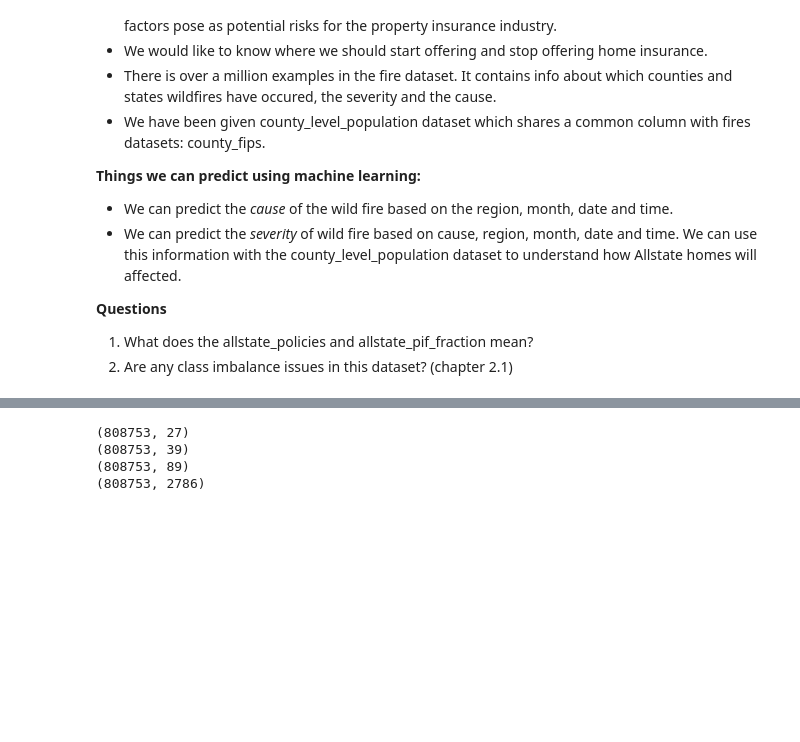
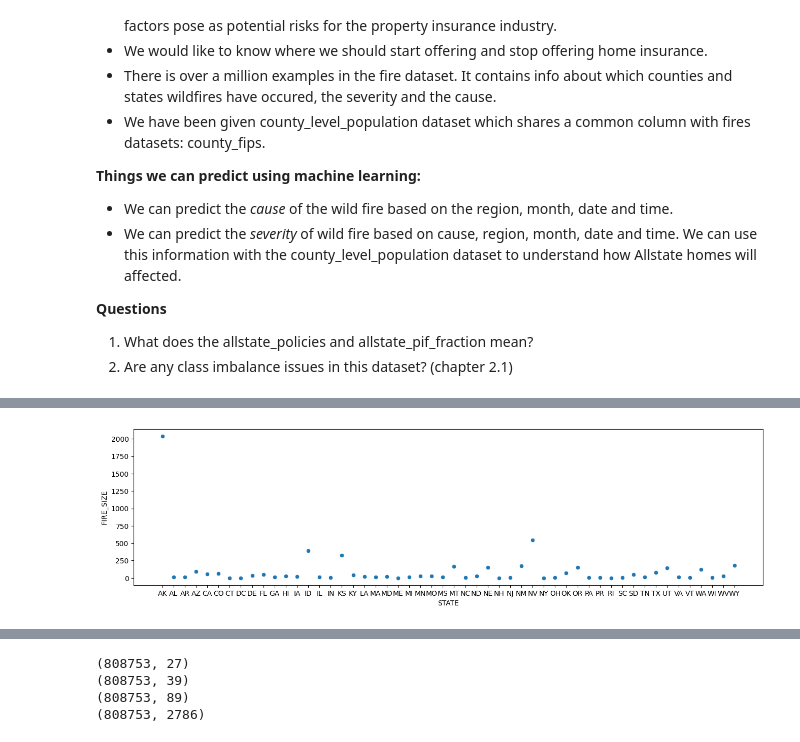
Before and after one commit to nandinijirobe/Allstate_AIStudio_Project, a Jupyter notebook: Allstate_AI_Studio_Project.ipynb, the cells around one changed output, grey strips where cells are left out. Cells and saved outputs as stored; diff of their text form; code cells hidden in the pictures; blank space fills up the shorter version.

```diff
--- a/Allstate_AI_Studio_Project.ipynb
+++ b/Allstate_AI_Studio_Project.ipynb
@@ -343,0 +358,6 @@ sampled_df.head(10)
+# %%
+plt.figure(figsize=(16,4))
+sns.scatterplot(data = sampled_df.groupby(['STATE']).mean(), x= 'STATE', y = 'FIRE_SIZE')
+plt.show()
+# %% [output]
+[figure, added]
```
Also changed, not shown: parts of 13 cells of this notebook.
